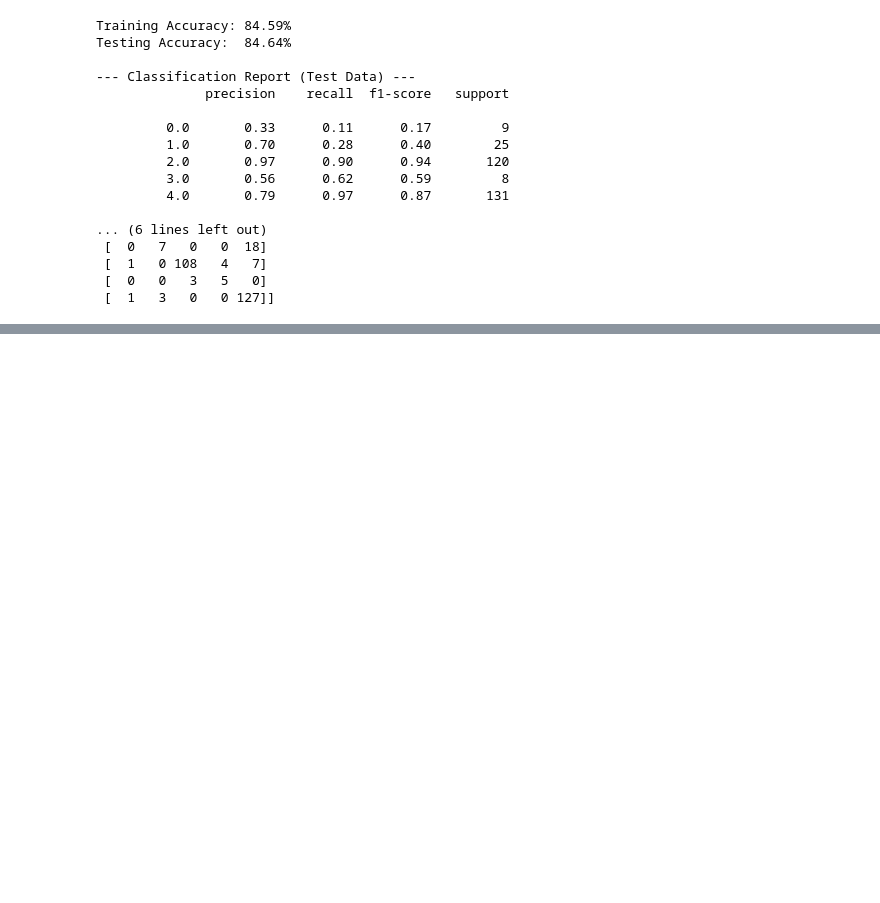
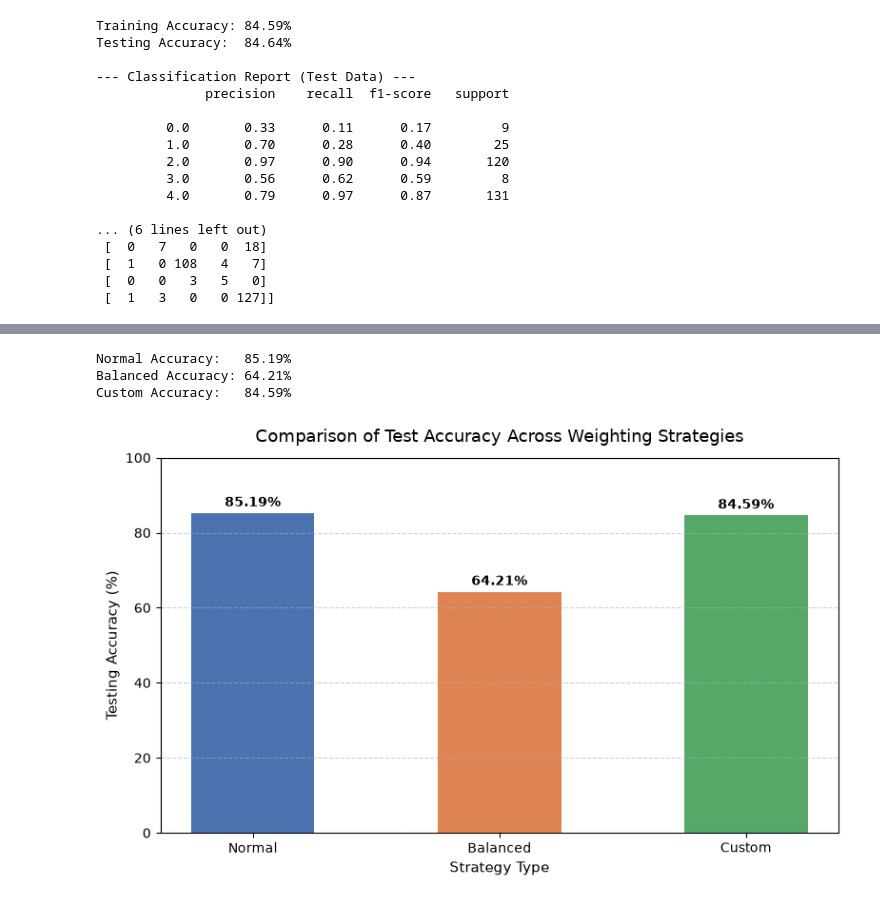
Before and after one commit to AnujThakur-ai/weather-analysis-and-prediction, a Jupyter notebook: weather.ipynb, the cells around one changed output, grey strips where cells are left out. Cells and saved outputs as stored; diff of their text form; code cells hidden in the pictures; blank space fills up the shorter version.

```diff
--- a/weather.ipynb
+++ b/weather.ipynb
@@ -1323,0 +1380,42 @@ Testing Accuracy:  84.64%
+# %%
+accuracy_normal = 0.8519 * 100
+accuracy_balanced = 0.6421 * 100
+accuracy_customClass = 0.8459 * 100  # Fixed variable name to match your snippet
+
+# 2. Print raw values cleanly
+print(f"Normal Accuracy:   {accuracy_normal:.2f}%")
+print(f"Balanced Accuracy: {accuracy_balanced:.2f}%")
+print(f"Custom Accuracy:   {accuracy_customClass:.2f}%")
+
+# 3. --- VISUAL REPRESENTATION (Bar Graph) ---
+models = ['Normal', 'Balanced', 'Custom']
+accuracies = [accuracy_normal, accuracy_balanced, accuracy_customClass]
+
+plt.figure(figsize=(8, 5))
+bars = plt.bar(models, accuracies, color=['#4C72B0', '#DD8452', '#55A868'], width=0.5)
+
+# Add exact percentage values on top of each bar for clarity
+for bar in bars:
+    height = bar.get_height()
+    plt.text(
+        bar.get_x() + bar.get_width() / 2.,
+        height + 1,
+        f'{height:.2f}%',
+        ha='center',
+        va='bottom',
+        fontsize=10,
+        fontweight='bold'
+    )
+
+plt.title('Comparison of Test Accuracy Across Weighting Strategies', fontsize=13, pad=12)
+plt.xlabel('Strategy Type', fontsize=11)
+plt.ylabel('Testing Accuracy (%)', fontsize=11)
+plt.ylim(0, 100)  # Keeps the y-axis scaled properly from 0% to 100%
+plt.grid(axis='y', linestyle='--', alpha=0.6)
+plt.tight_layout()
+plt.show()
+# %% [output]
+Normal Accuracy:   85.19%
+Balanced Accuracy: 64.21%
+Custom Accuracy:   84.59%
+[figure, added]
```
Also changed, not shown: parts of 6 cells of this notebook.
